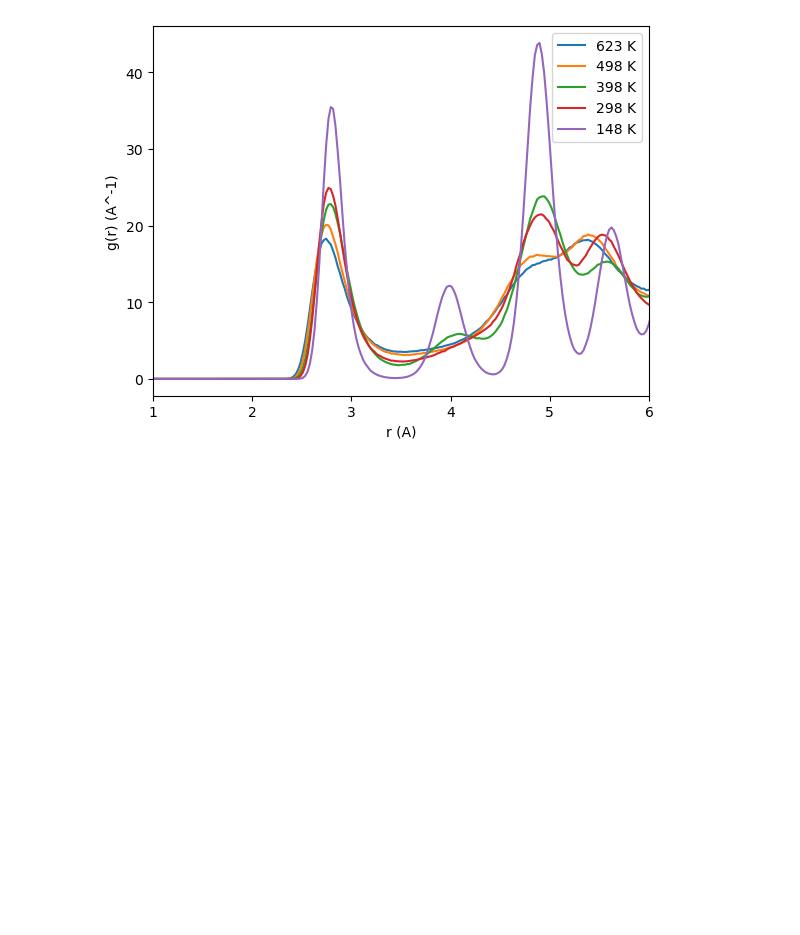
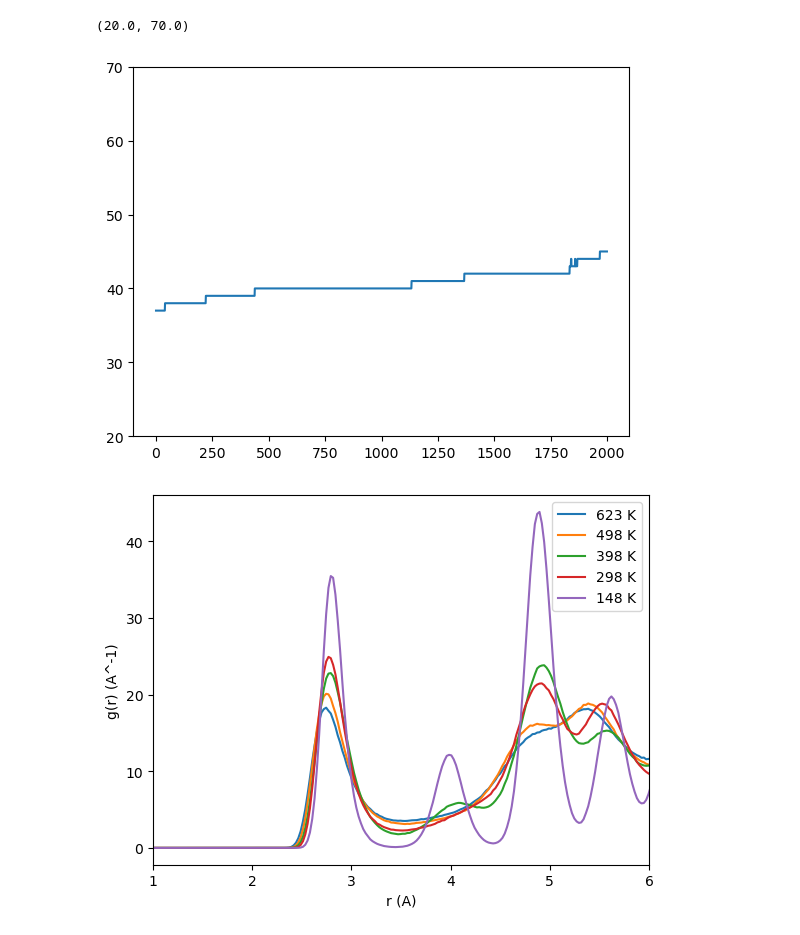
Before and after one commit to nmarcella/clusterOVITO, a Jupyter notebook: code/structural_analysis.ipynb, the cells around one changed output. Cells and saved outputs as stored; diff of their text form; code cells hidden in the pictures; blank space fills up the shorter version.

```diff
--- a/code/structural_analysis.ipynb
+++ b/code/structural_analysis.ipynb
@@ -286,3 +351,9 @@ print(n_co)
+# %%
+plt.plot(n_atoms[:,1])
+plt.ylim(20,70)
+# %% [output]
+(20.0, 70.0)
+[figure, added]
 # %%
 import pandas as pd
 import numpy as np
```
Also changed, not shown: parts of 8 cells of this notebook, 2 other files.
